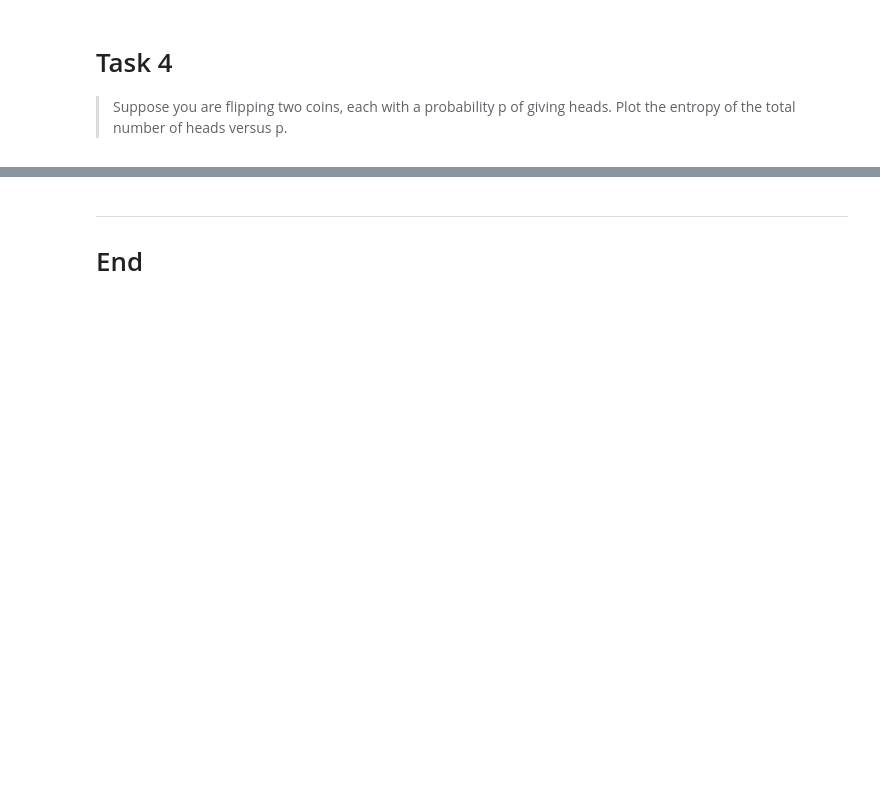
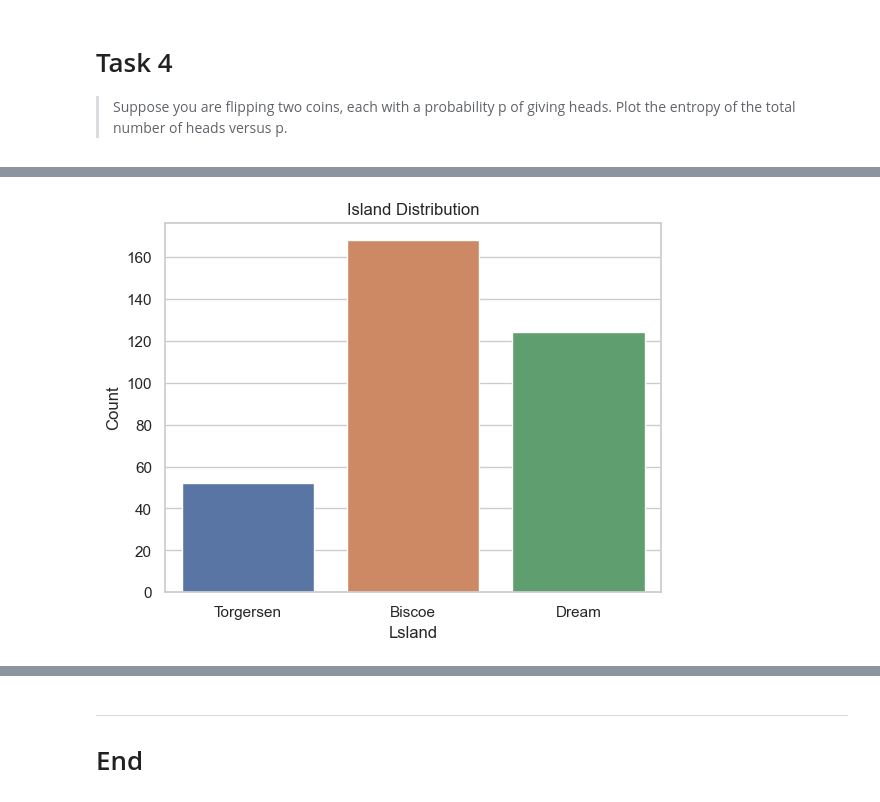
Before and after one commit to frankquinn89/Fundamentals_of_Data_Analysis, a Jupyter notebook: tasks.ipynb, the cells around one changed output, grey strips where cells are left out. Cells and saved outputs as stored; diff of their text form; code cells hidden in the pictures; blank space fills up the shorter version.

```diff
--- a/tasks.ipynb
+++ b/tasks.ipynb
@@ -146,0 +169,9 @@ plt.show()
+# %%
+# Plot for Islands
+sns.countplot(x="island", data=data)
+plt.title("Island Distribution")
+plt.xlabel("Lsland")
+plt.ylabel("Count")
+plt.show()
+# %% [output]
+[figure, added]
```
Also changed, not shown: parts of 9 cells of this notebook, 1 other file.
